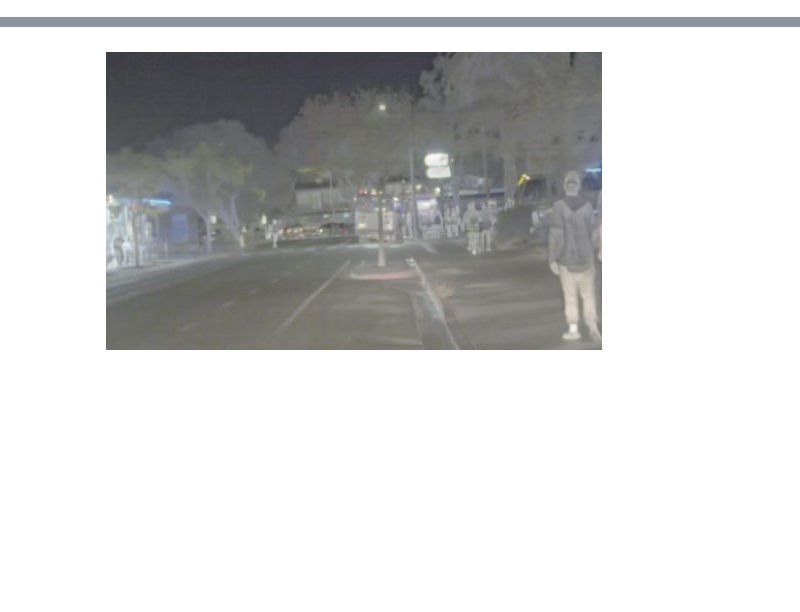
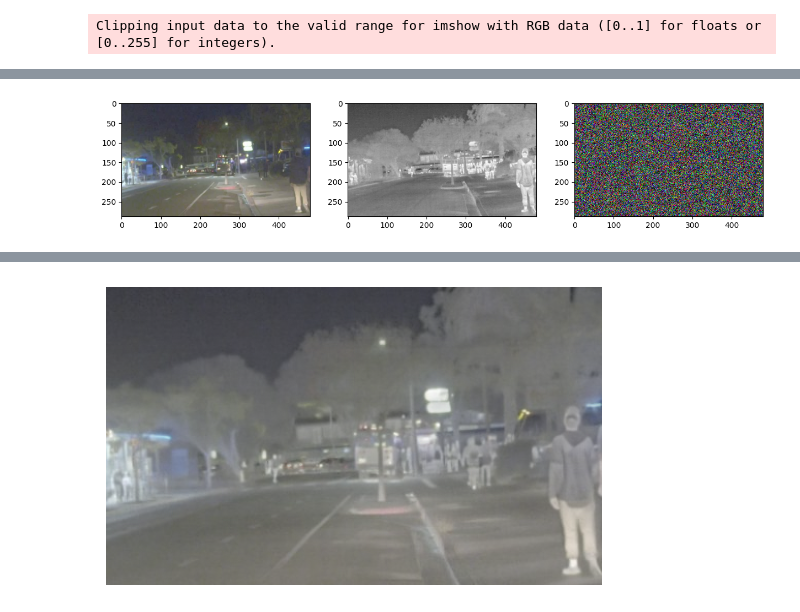
Before and after one commit to imifans/D3FM, a Jupyter notebook: sample_rgb.ipynb, the cells around one changed output, grey strips where cells are left out. Drawn from its saved outputs; the diff is of its cells as text; code cells hidden in the pictures; blank space fills up the shorter version.

```diff
--- a/sample_rgb.ipynb
+++ b/sample_rgb.ipynb
@@ -62,3 +63,82 @@ out_path = args.save_dir
 os.makedirs(out_path, exist_ok=True)
 for img_dir in ['recon', 'progress']:
     os.makedirs(os.path.join(out_path, img_dir), exist_ok=True)
+# %%
+
+img_name = "FLIR_08248.jpg"
+
+vi_folder = "/home/2021/hexin/XJ2/RoadScene/crop_LR_visible"
+ir_folder = "/home/2021/hexin/XJ2/RoadScene/cropinfrared"
+
+vi_dst_path = "/home/2021/hexin/XJ2/D3FM/input2/vi"
+ir_dst_path = "/home/2021/hexin/XJ2/D3FM/input2/ir"
+
+
+list= os.listdir(os.path.join(test_folder,"ir"))
+
+shutil.copy(os.path.join(vi_folder, img_name), vi_dst_path)
+shutil.copy(os.path.join(ir_folder, img_name), ir_dst_path)
+
+mode = 'RGB'
+
+#RGB:[1,1,H,W,3] GRAY:[1,1,H,W]
+inf_img = image_read(os.path.join(vi_folder,img_name),mode=mode)[np.newaxis,np.newaxis, ...]/255.0
+vis_img = image_read(os.path.join(ir_folder,img_name), mode=mode)[np.newaxis,np.newaxis, ...]/255.0
+
+#inf_img = inf_img*2-1
+#vis_img = vis_img*2-1
+
+if mode == "RGB":
+    inf_img = np.squeeze(inf_img, axis=1)  # 变为 (1, 311, 481, 3)
+    vis_img = np.squeeze(vis_img, axis=1)  # 变为 (1, 311, 481, 3)
+    # 转置维度
+    inf_img = np.transpose(inf_img, (0, 3, 1, 2))  # 变为 (1, 3, 311, 481)
+    vis_img = np.transpose(vis_img, (0, 3, 1, 2))  # 变为 (1, 3, 311, 481)
+elif mode == "GRAY":# (1, 1, H, W)
+    h, w = inf_img.shape[2:]
+
+# crop to make divisible
+scale = 32
+h, w = inf_img.shape[2:]
+h = h - h % scale
+w = w - w % scale
+
+inf_img = ((torch.FloatTensor(inf_img))[:,:,:h,:w]).to(device)
+vis_img = ((torch.FloatTensor(vis_img))[:,:,:h,:w]).to(device)
+assert inf_img.shape == vis_img.shape
+
+if mode == "RGB":
+    x_start = torch.randn(inf_img.shape, device=device)
+elif mode == "GRAY":# (1, 1, H, W)
+    x_start = torch.randn((inf_img.repeat(1, 3, 1, 1)).shape, device=device)
+
+
+
+# Sampling
+seed = 3407
+torch.manual_seed(seed)
+# [1, 3, 256, 256] 的噪声，作为起点
+print(f"inf_img shape : {inf_img.shape}")
+print(f"vis_img shape : {vis_img.shape}")
+print(f"x_start shape : {x_start.shape}")
+
+def tensor_to_numpy(tensor):
+    # Ensure tensor is on CPU before converting to numpy array
+    return tensor.detach().cpu().numpy()
+
+# Convert tensors to numpy arrays
+inf_np = tensor_to_numpy(inf_img.squeeze().permute(1, 2, 0))
+vis_np = tensor_to_numpy(vis_img.squeeze().permute(1, 2, 0))
+x_np = tensor_to_numpy(x_start.squeeze().permute(1, 2, 0))
+
+# 创建子图
+fig, axs = plt.subplots(1, 3, figsize=(15, 5))
+
+# 显示原始RGB图像
+axs[0].imshow(inf_np)
+axs[1].imshow(vis_np)
+axs[2].imshow(x_np)
+# 显示图像
+plt.show()
+# %% [output]
+Clipping input data to the valid range for imshow with RGB data ([0..1] for floats or [0..255] for integers).
@@ -65,3 +148,4 @@ for img_dir in ['recon', 'progress']:
+[figure, added]
 # %%
 
 # Load model
```
Also changed, not shown: parts of 6 cells of this notebook, 8 other files.
